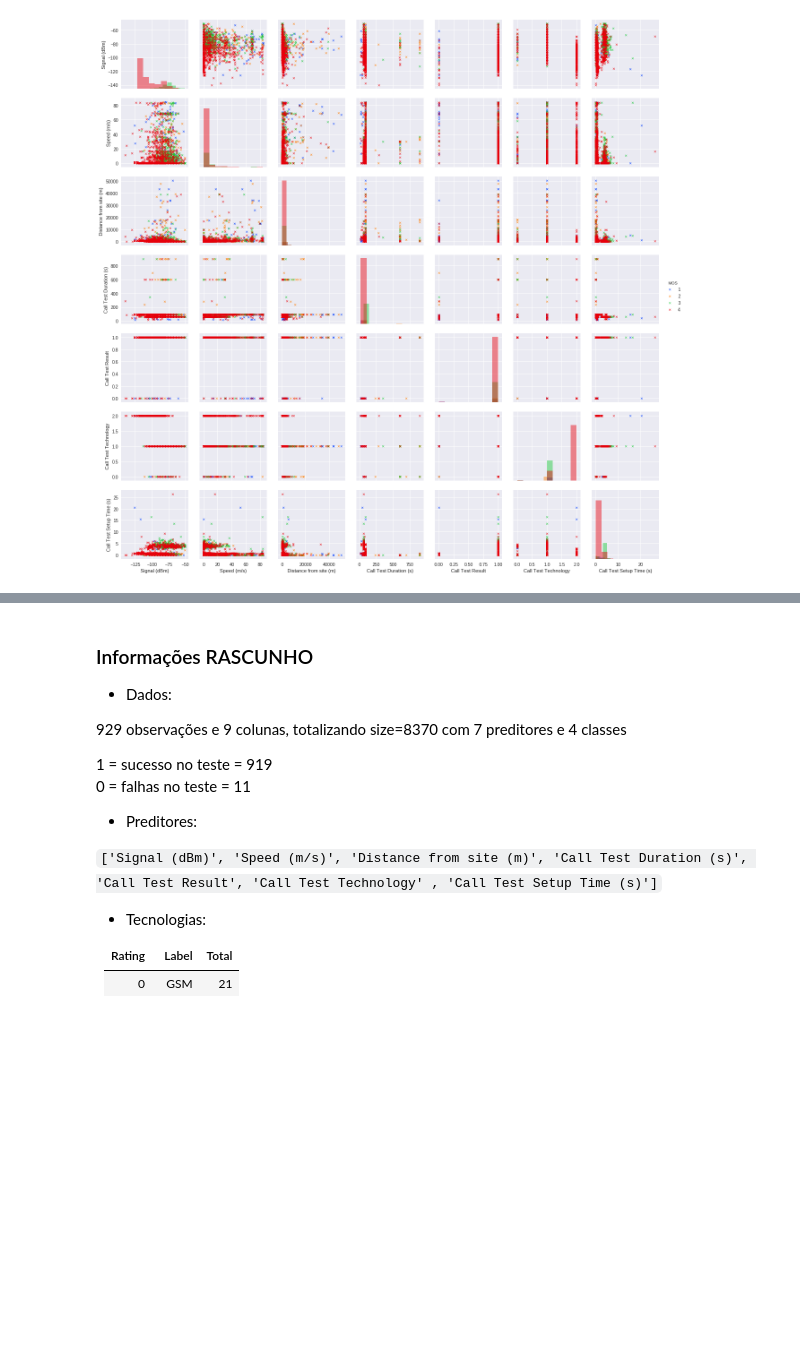
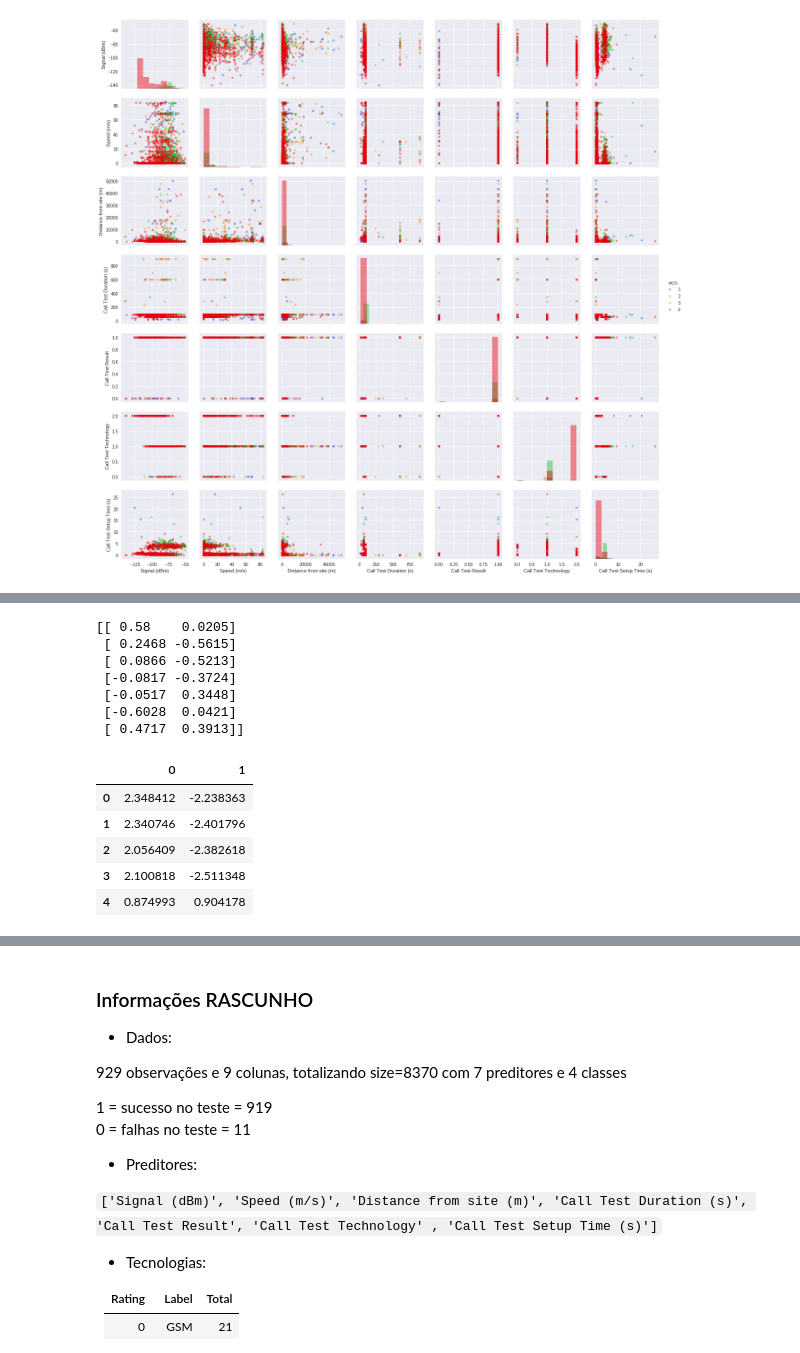
Before and after one commit to ezequiasjunior/ica2019.2, a Jupyter notebook: data_preprocessing.ipynb, the cells around one changed output, grey strips where cells are left out. Cells and saved outputs as stored; diff of their text form; code cells hidden in the pictures; blank space fills up the shorter version.

```diff
--- a/data_preprocessing.ipynb
+++ b/data_preprocessing.ipynb
@@ -168,0 +207,19 @@ ax.fig.savefig('hw01-figs/data_scatter.png', dpi=400)
+# %%
+phi = np.stack([vec[:,0], vec[:,1]], axis=1)
+print(phi)
+pc = scaled_datahw01.dot(phi)
+pc.head()
+# %% [output]
+[[ 0.58    0.0205]
+ [ 0.2468 -0.5615]
+ [ 0.0866 -0.5213]
+ [-0.0817 -0.3724]
+ [-0.0517  0.3448]
+ [-0.6028  0.0421]
+ [ 0.4717  0.3913]]
+|  | 0 | 1 |
+| 0 | 2.348412 | -2.238363 |
+| 1 | 2.340746 | -2.401796 |
+| 2 | 2.056409 | -2.382618 |
+| 3 | 2.100818 | -2.511348 |
+| 4 | 0.874993 | 0.904178 |
```
Also changed, not shown: parts of 10 cells of this notebook.
